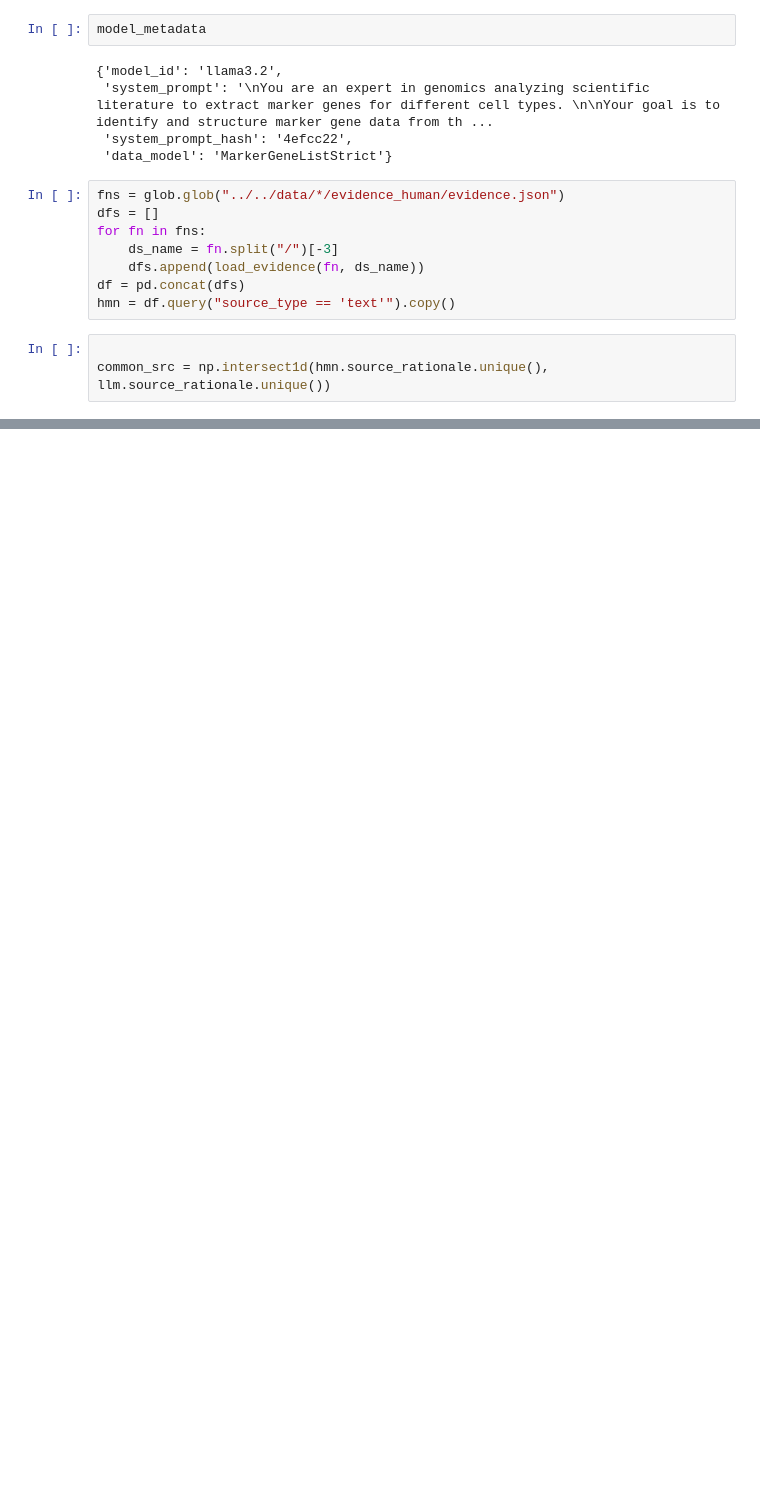
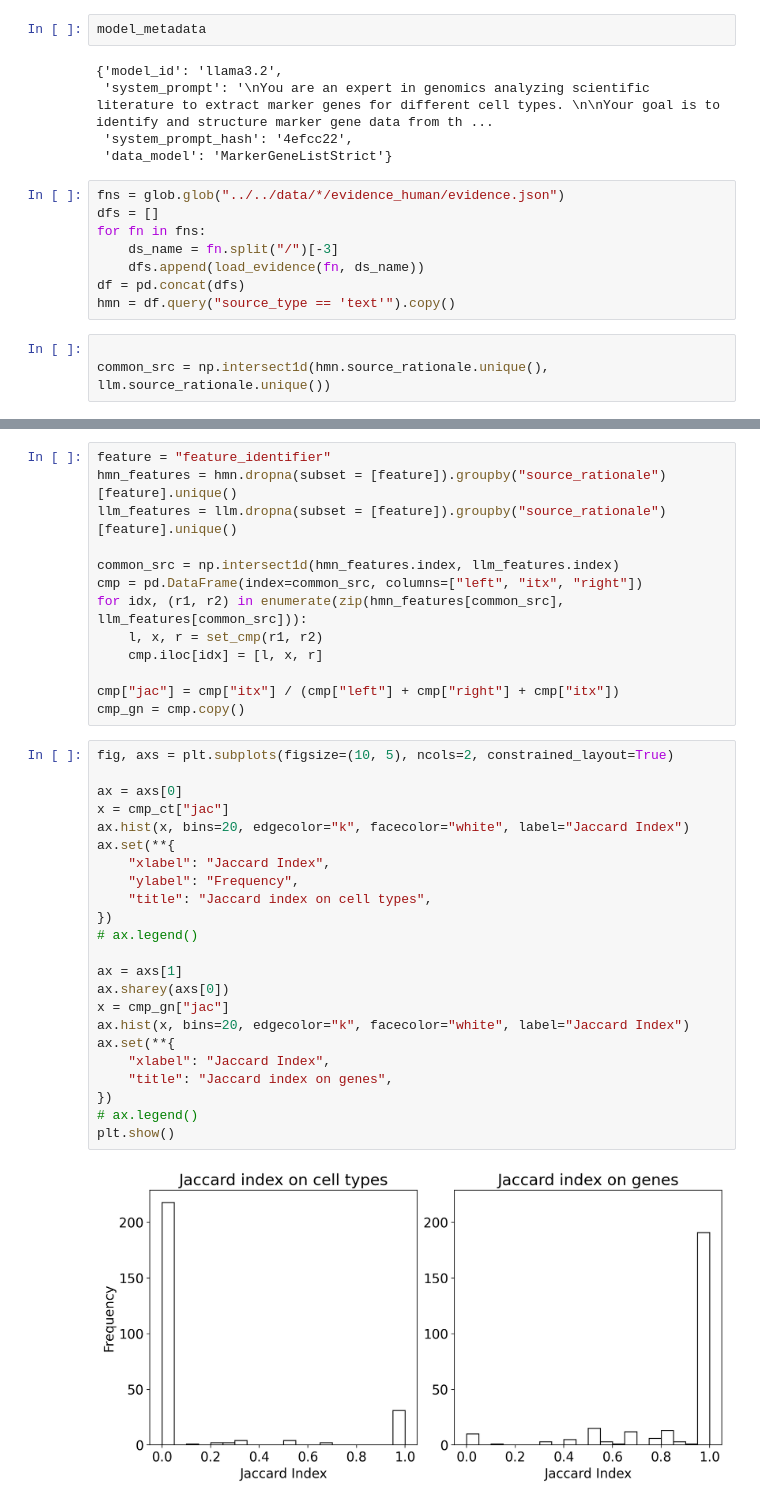
Before and after one commit to sbooeshaghi/llmarkers, a Jupyter notebook: analysis/comparison/llm_hmn.ipynb, the cells around one changed output, grey strips where cells are left out. Drawn from its saved outputs; the diff is of its cells as text; blank space fills up the shorter version.

```diff
--- a/analysis/comparison/llm_hmn.ipynb
+++ b/analysis/comparison/llm_hmn.ipynb
@@ -181,0 +291,38 @@ hmn.ds.nunique()
+# %%
+feature = "feature_identifier"
+hmn_features = hmn.dropna(subset = [feature]).groupby("source_rationale")[feature].unique()
+llm_features = llm.dropna(subset = [feature]).groupby("source_rationale")[feature].unique()
+
+common_src = np.intersect1d(hmn_features.index, llm_features.index)
+cmp = pd.DataFrame(index=common_src, columns=["left", "itx", "right"])
+for idx, (r1, r2) in enumerate(zip(hmn_features[common_src], llm_features[common_src])):
+    l, x, r = set_cmp(r1, r2)
+    cmp.iloc[idx] = [l, x, r]
+
+cmp["jac"] = cmp["itx"] / (cmp["left"] + cmp["right"] + cmp["itx"])
+cmp_gn = cmp.copy()
+# %%
+fig, axs = plt.subplots(figsize=(10, 5), ncols=2, constrained_layout=True)
+
+ax = axs[0]
+x = cmp_ct["jac"]
+ax.hist(x, bins=20, edgecolor="k", facecolor="white", label="Jaccard Index")
+ax.set(**{
+    "xlabel": "Jaccard Index",
+    "ylabel": "Frequency",
+    "title": "Jaccard index on cell types",
+})
+# ax.legend()
+
+ax = axs[1]
+ax.sharey(axs[0])
+x = cmp_gn["jac"]
+ax.hist(x, bins=20, edgecolor="k", facecolor="white", label="Jaccard Index")
+ax.set(**{
+    "xlabel": "Jaccard Index",
+    "title": "Jaccard index on genes",
+})
+# ax.legend()
+plt.show()
+# %% [output]
+[figure, added]
```
Also changed, not shown: parts of 26 cells of this notebook, 12 other files.
